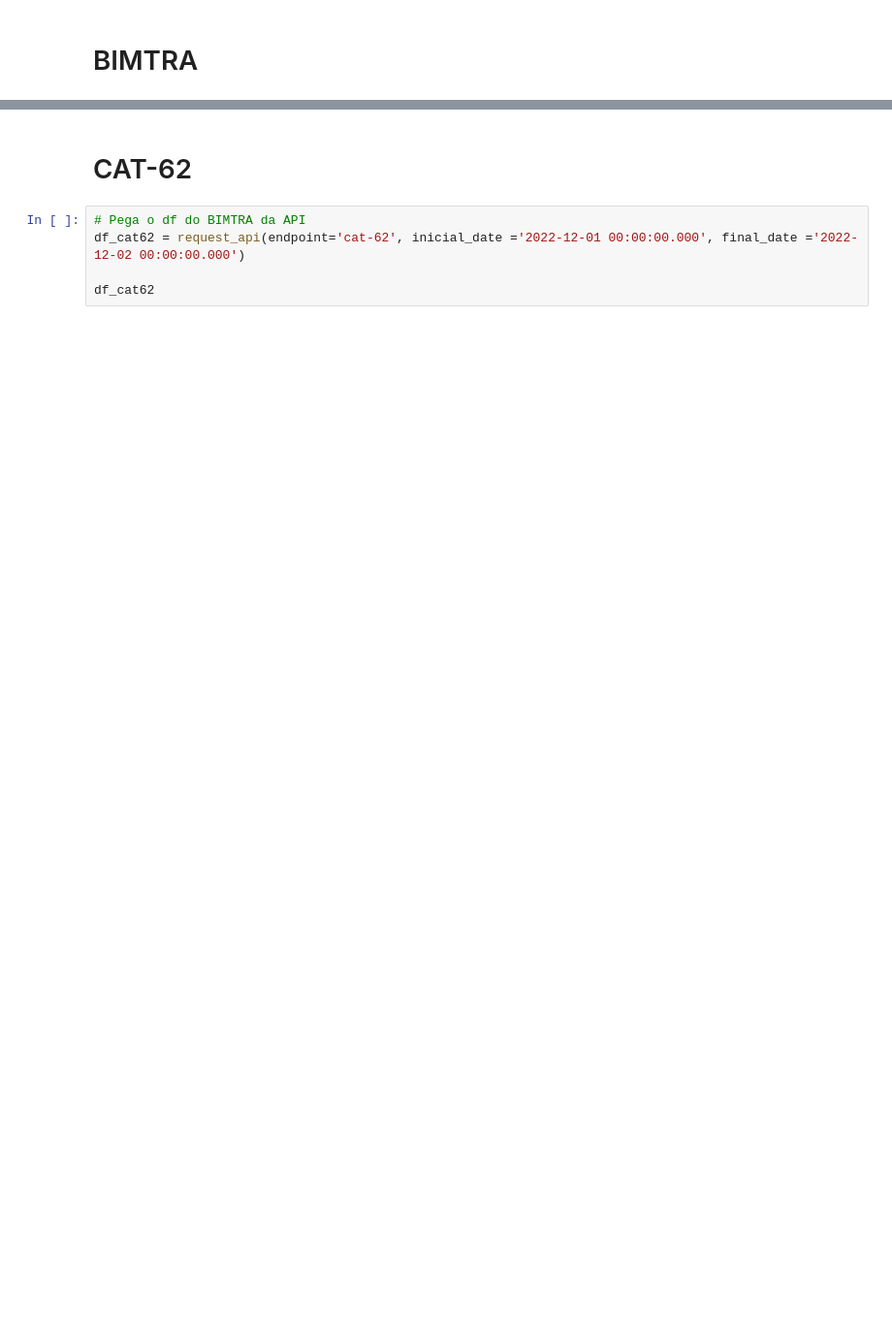
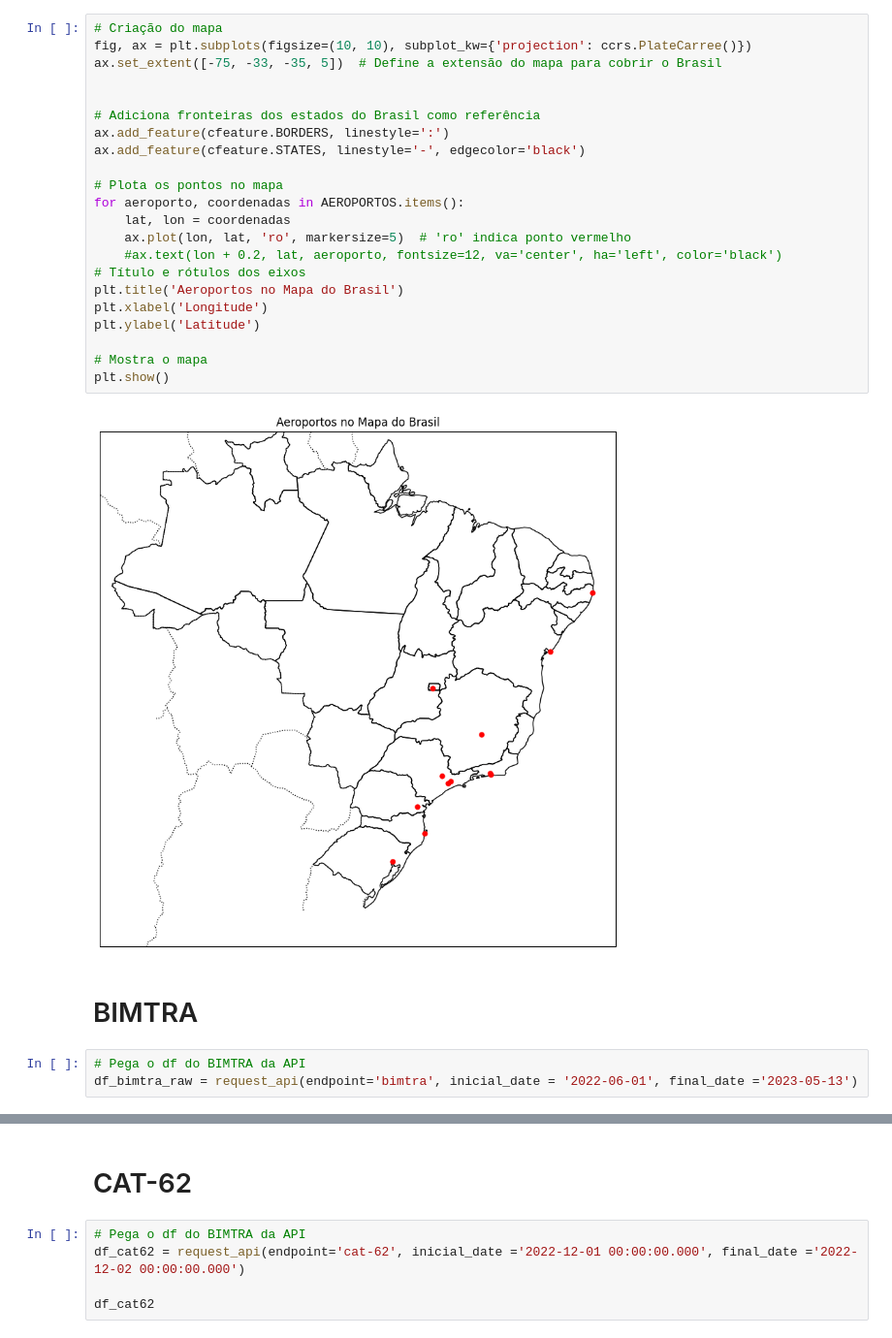
Before and after one commit to LucasRamosP/ITA_LATAM_Challenge, a Jupyter notebook: notebook.ipynb, the cells around one changed output, grey strips where cells are left out. Shown at 97% size. Saved outputs shown, nothing was run; the diff lists cells and outputs as text; blank space fills up the shorter version.

```diff
--- a/notebook.ipynb
+++ b/notebook.ipynb
@@ -4,3 +8,30 @@ import datetime as dt
+# %%
+# Criação do mapa
+fig, ax = plt.subplots(figsize=(10, 10), subplot_kw={'projection': ccrs.PlateCarree()})
+ax.set_extent([-75, -33, -35, 5])  # Define a extensão do mapa para cobrir o Brasil
+
+
+# Adiciona fronteiras dos estados do Brasil como referência
+ax.add_feature(cfeature.BORDERS, linestyle=':')
+ax.add_feature(cfeature.STATES, linestyle='-', edgecolor='black')
+
+# Plota os pontos no mapa
+for aeroporto, coordenadas in AEROPORTOS.items():
+    lat, lon = coordenadas
+    ax.plot(lon, lat, 'ro', markersize=5)  # 'ro' indica ponto vermelho
+    #ax.text(lon + 0.2, lat, aeroporto, fontsize=12, va='center', ha='left', color='black')
+# Título e rótulos dos eixos
+plt.title('Aeroportos no Mapa do Brasil')
+plt.xlabel('Longitude')
+plt.ylabel('Latitude')
+
+# Mostra o mapa
+plt.show()
+# %% [output]
+[figure, added]
 # %% [markdown]
 # BIMTRA
+# %%
+# Pega o df do BIMTRA da API
+df_bimtra_raw = request_api(endpoint='bimtra', inicial_date = '2022-06-01', final_date ='2023-05-13')
 # %%
```
Also changed, not shown: parts of 9 cells of this notebook, 1 other file.
